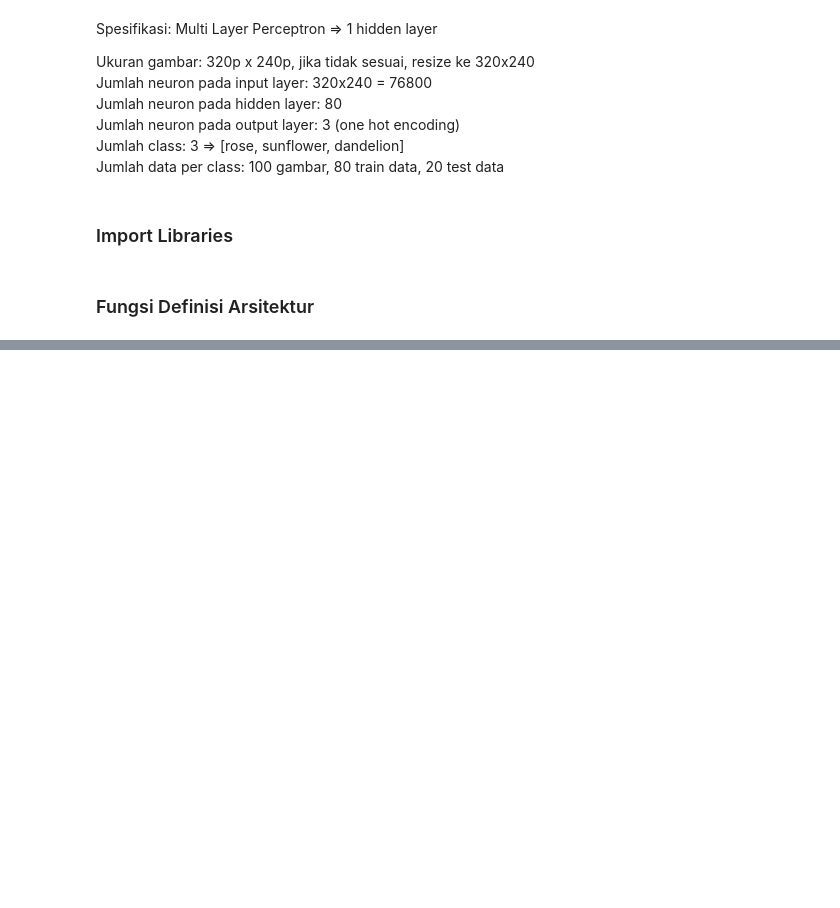
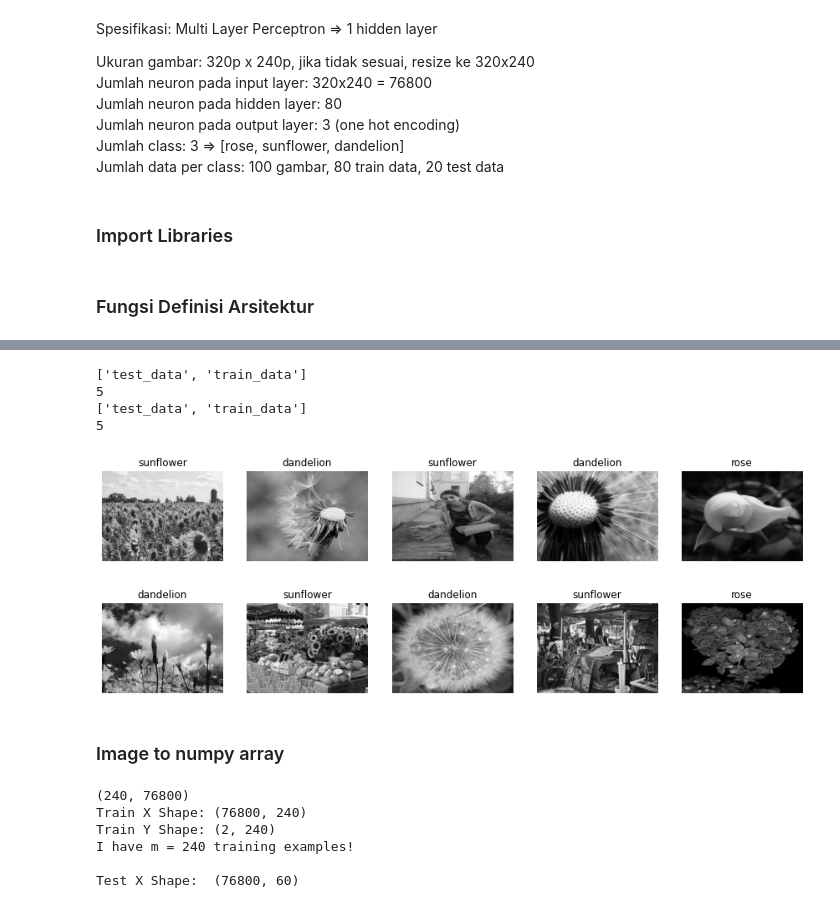
Before and after one commit to danielsitepu36/Flowers-Multi_Layer_Perceptron, a Jupyter notebook: Tugas_ML_MLP_Adhit_Daniel_Rian.ipynb, the cells around one changed output, grey strips where cells are left out. Saved outputs shown, nothing was run; the diff lists cells and outputs as text; code cells hidden in the pictures; blank space fills up the shorter version.

```diff
--- a/Tugas_ML_MLP_Adhit_Daniel_Rian.ipynb
+++ b/Tugas_ML_MLP_Adhit_Daniel_Rian.ipynb
@@ -43,0 +175,69 @@ def defineStructure(X, Y):
+# %%
+display_images(TRAIN_DATA[:5], True)
+display_images(TEST_DATA[:5], True)
+# %% [output]
+['test_data', 'train_data']
+5
+['test_data', 'train_data']
+5
+[figure, added]
+[figure, added]
+# %% [markdown]
+### Image to numpy array
+# %%
+def convert2npArray(images, folder_name):
+    """
+    params:
+    -------
+    images: list([nama_file, flower_class])
+    folder_name: str(roses | dandelion | sunflower | train_data | test_data)
+
+    returns:
+    --------
+    tuple(np.ndarray(X), list(classes))
+    """
+    array = []
+    flowers = []
+    for img, flower in images:
+        data = np.asarray(Image.open(FINAL_PATH + folder_name + img))
+        # print(type(data))
+        # print(data.shape)
+        array.append(data.flatten())
+        if flower == "rose":
+          flowers.append(np.array([0,0], dtype=np.float32))
+        if flower == "dandelion":
+          flowers.append(np.array([0,1], dtype=np.float32))
+        if flower == "sunflower":
+          flowers.append(np.array([1,0], dtype=np.float32))
+        # if flower == "rose":
+        #   flowers.append(np.array([0,0,1], dtype=np.float32))
+        # if flower == "dandelion":
+        #   flowers.append(np.array([0,1,0], dtype=np.float32))
+        # if flower == "sunflower":
+        #   flowers.append(np.array([1,0,0], dtype=np.float32))
+    return np.array(array, dtype=np.float32), np.array(flowers, dtype=np.float32)
+
+
+
+TRAIN_X, TRAIN_Y = convert2npArray(TRAIN_DATA, "train_data/")
+TEST_X, TEST_Y = convert2npArray(TEST_DATA, "test_data/")
+X_train = TRAIN_X.T
+Y_train = TRAIN_Y.reshape(2, TRAIN_Y.shape[0])
+X_test = TEST_X.T
+Y_test = TEST_Y.reshape(2, TEST_Y.shape[0])
+print(TRAIN_X.shape)
+# print(X_train)
+# print(y_train)
+
+print ('Train X Shape:', X_train.shape)
+print ('Train Y Shape:', Y_train.shape)
+print ('I have m = {} training examples!'.format(X_train.shape[1]))
+
+print ('\nTest X Shape: ', X_test.shape)
+# %% [output]
+(240, 76800)
+Train X Shape: (76800, 240)
+Train Y Shape: (2, 240)
+I have m = 240 training examples!
+
+Test X Shape:  (76800, 60)
```
Also changed, not shown: parts of 8 cells of this notebook.
